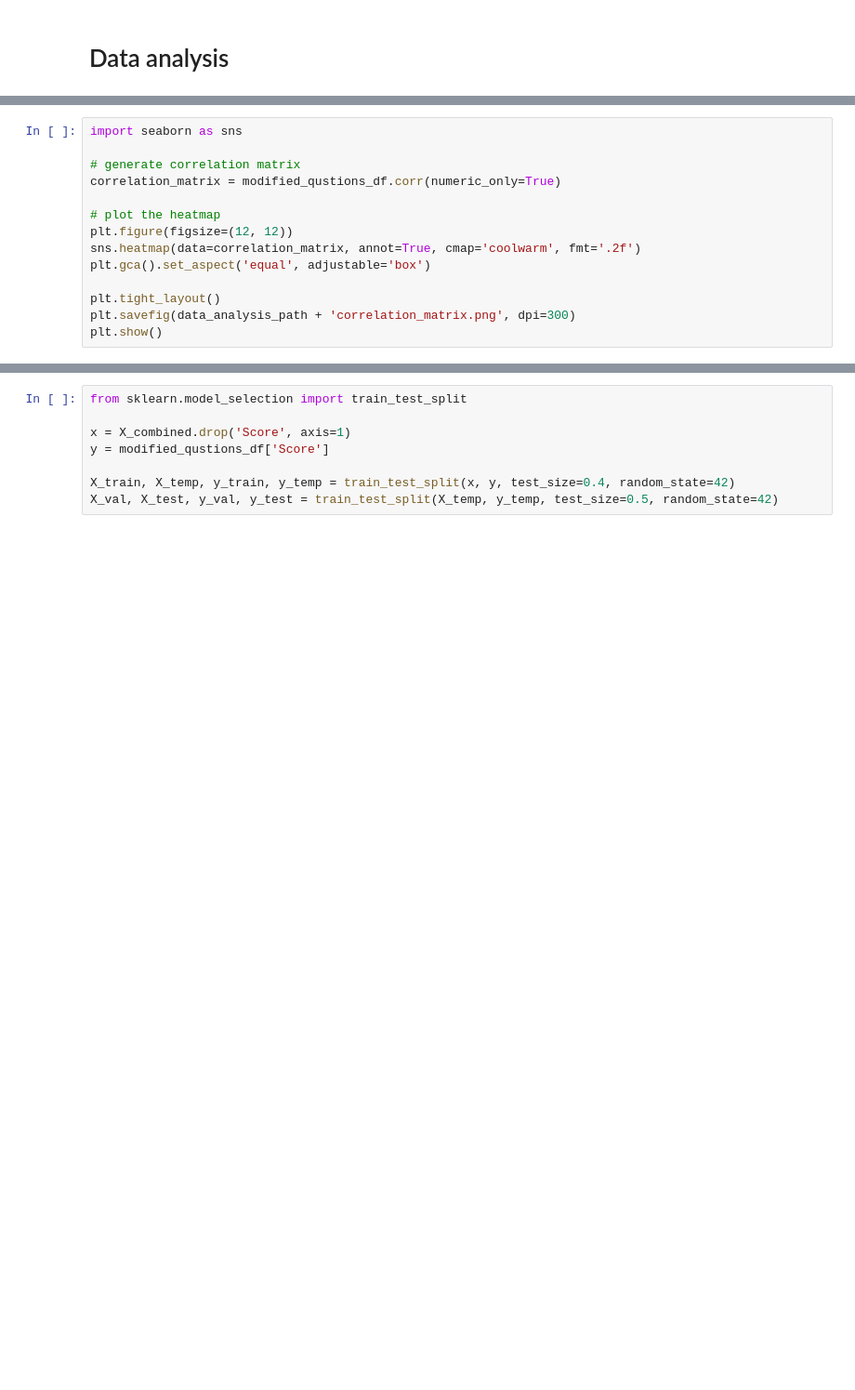
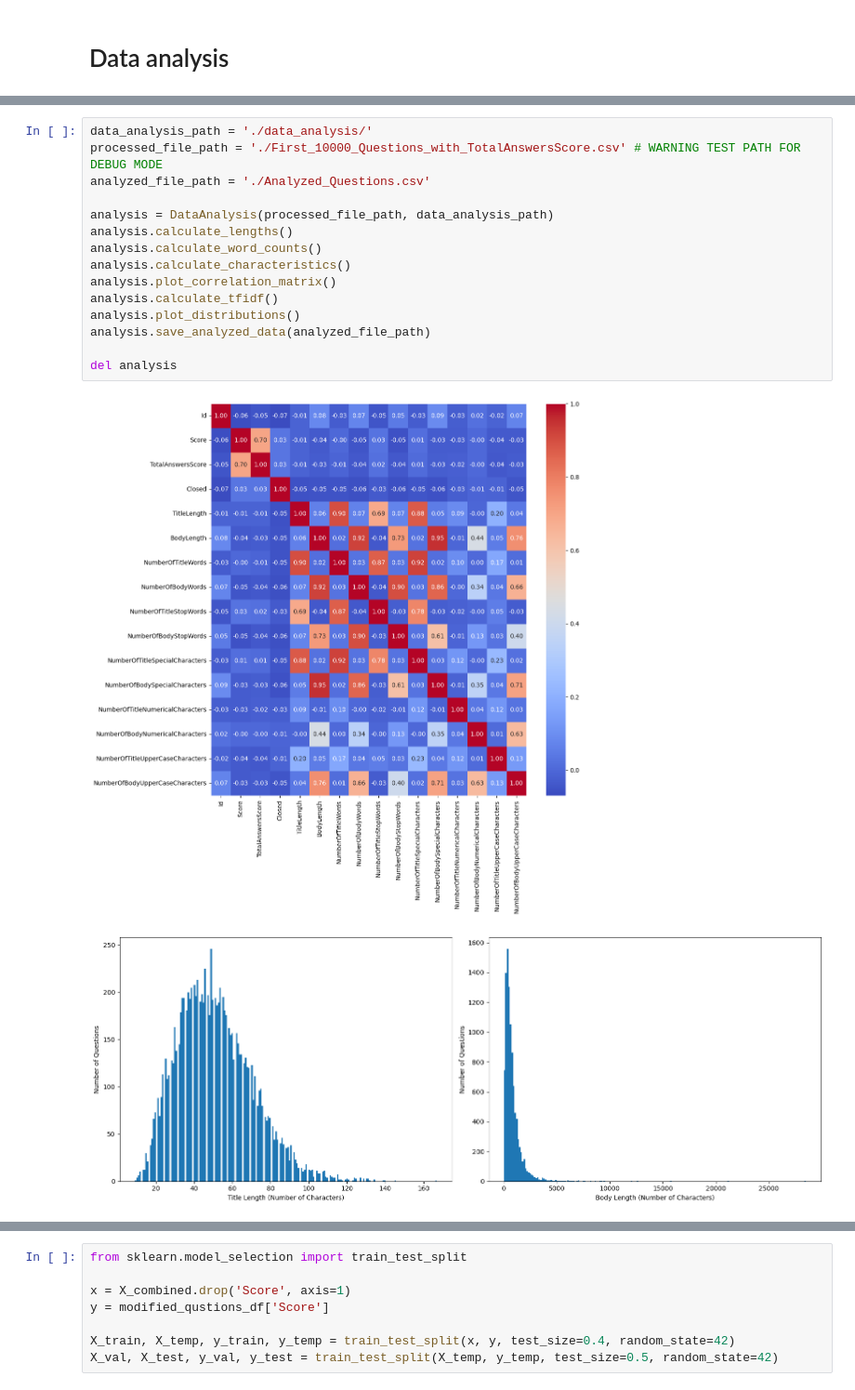
Before and after one commit to marcinkaczmarzyk/ai_stack_overflow, a Jupyter notebook: AI Stack Overflow predictions .ipynb, the cells around one changed output, grey strips where cells are left out. Shown: that part at 93% size. Saved outputs shown, nothing was run; the diff lists cells and outputs as text; blank space fills up the shorter version.

```diff
--- a/AI Stack Overflow predictions .ipynb
+++ b/AI Stack Overflow predictions .ipynb
@@ -347,14 +96,0 @@ body_tfidf_df = pd.DataFrame(body_tfidf.toarray(), columns=tfidf_body.get_featur
-# %%
-import seaborn as sns
-
-# generate correlation matrix
-correlation_matrix = modified_qustions_df.corr(numeric_only=True)
-
-# plot the heatmap
-plt.figure(figsize=(12, 12))
-sns.heatmap(data=correlation_matrix, annot=True, cmap='coolwarm', fmt='.2f')
-plt.gca().set_aspect('equal', adjustable='box')
-
-plt.tight_layout()
-plt.savefig(data_analysis_path + 'correlation_matrix.png', dpi=300)
-plt.show()
@@ -364,0 +249,18 @@ modified_qustions_df.head()
+# %%
+data_analysis_path = './data_analysis/'
+processed_file_path = './First_10000_Questions_with_TotalAnswersScore.csv' # WARNING TEST PATH FOR DEBUG MODE
+analyzed_file_path = './Analyzed_Questions.csv'
+
+analysis = DataAnalysis(processed_file_path, data_analysis_path)
+analysis.calculate_lengths()
+analysis.calculate_word_counts()
+analysis.calculate_characteristics()
+analysis.plot_correlation_matrix()
+analysis.calculate_tfidf()
+analysis.plot_distributions()
+analysis.save_analyzed_data(analyzed_file_path)
+
+del analysis
+# %% [output]
+[figure, added]
+[figure, added]
```
Also changed, not shown: parts of 36 cells of this notebook, 6 other files.
